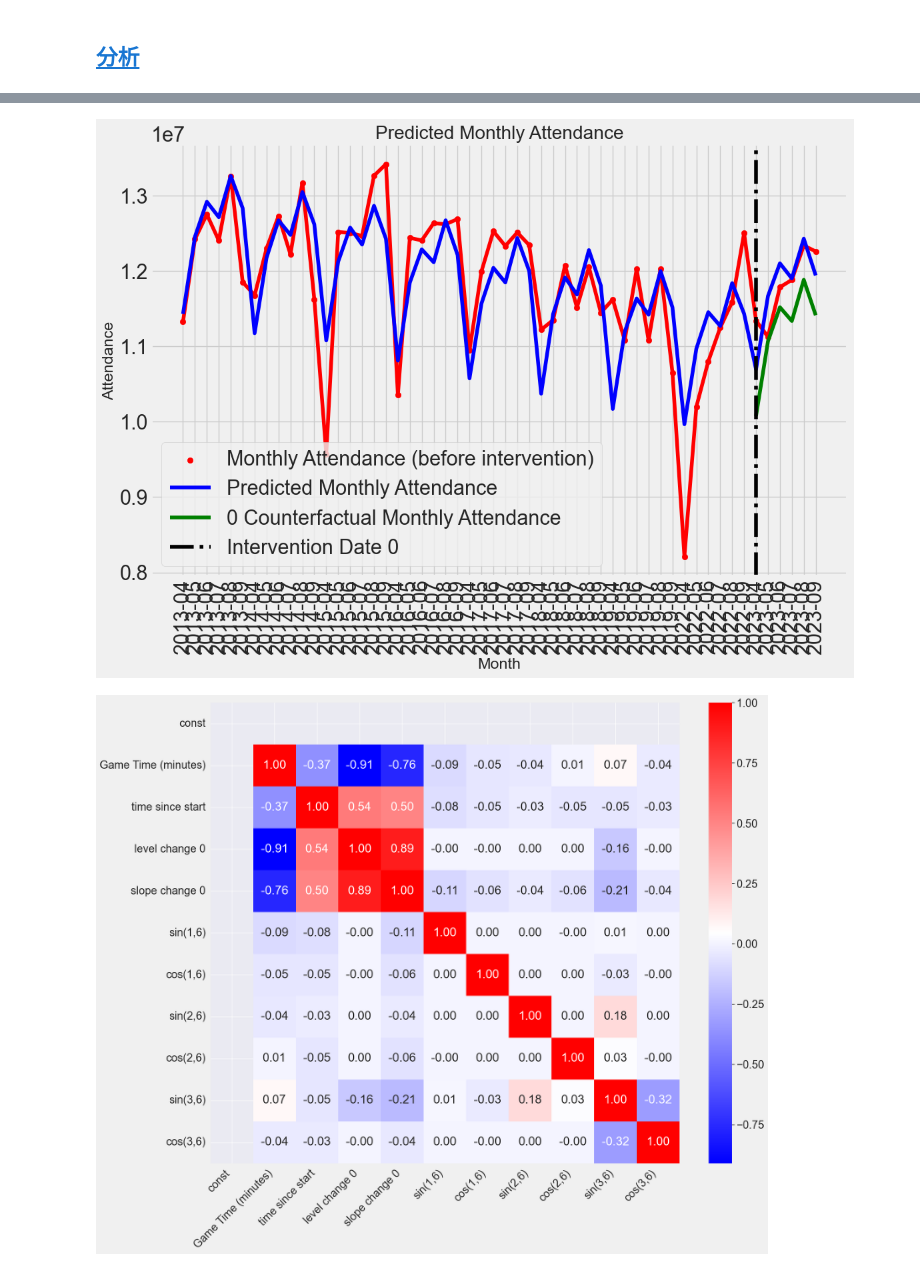
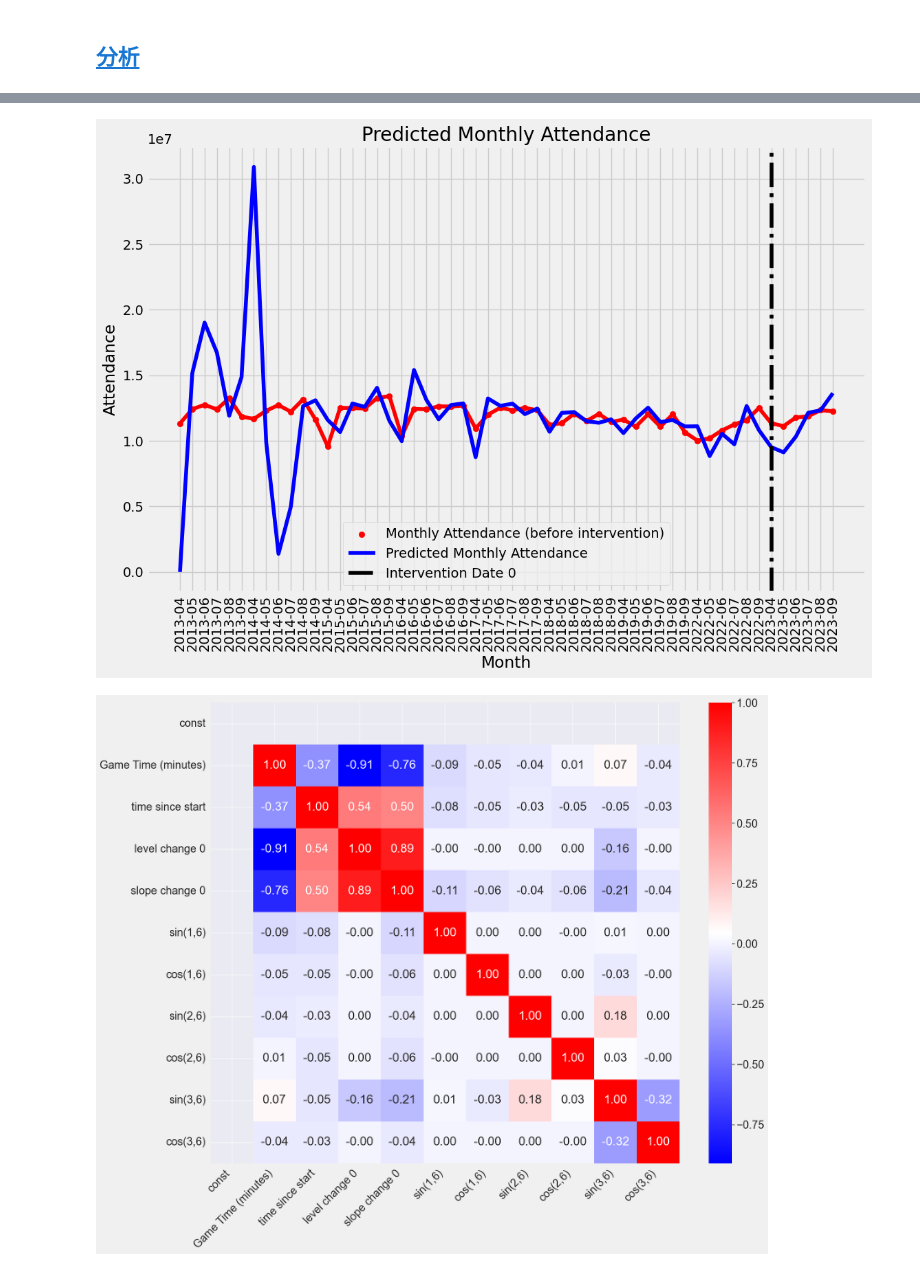
Before and after one commit to mohki7/graduation_thesis, a Jupyter notebook: InterruptedTimeSeries_.ipynb, the cells around one changed output, grey strips where cells are left out. Drawn from its saved outputs; the diff is of its cells as text; code cells hidden in the pictures.

Commit message:
SARIMAXの外生変数にtime indexを含めないようにした

```diff
--- a/InterruptedTimeSeries_.ipynb
+++ b/InterruptedTimeSeries_.ipynb
@@ -72,7 +72,7 @@ covid_new_cases_df
 | 65 | 2023-09-01 | 0 |
 66 rows × 2 columns
 # %%
-att_remove_covid_addup = Att_Analysis(is_remove_covid=True, is_addup=True)
+att_remove_covid_addup = Att_Analysis(is_remove_covid=True, is_addup=True, how_completion_outlier='with_predict')
 df_att_remove_covid_addup = att_remove_covid_addup.get_monthly_all_df()
 # df_att_remove_covid_addup = att_remove_covid_addup.merge_new_df(game_df)
 # df_att_remove_covid_addup = att_remove_covid_addup.merge_new_df(covid_new_cases_df)
@@ -80,6 +99,6 @@ df_att_remove_covid_addup = att_remove_covid_addup.get_monthly_all_df()
 # %% [markdown]
 ## <a id='toc1_2_'></a>[分析](#toc0_)
 # %%
-its_periodical_OLS = MITS(df_att_remove_covid_addup, interventions=['2023-04'], method='State Space Model')
+its_periodical_OLS = MITS(df_att_remove_covid_addup, interventions=['2023-04'], method='SARIMAX', optim_params_sarimax=True)
 its_periodical_OLS.show_summary()
 # %% [output]
@@ -126,7 +132,7 @@ Warnings:
 # %%
-its_periodical_OLS.plot_predict(is_counterfactual=True)
+its_periodical_OLS.plot_predict()
 # %% [output]
-[figure, old version]
+[figure, new version]
 # %%
 its_periodical_OLS.show_correlation()
 # %% [output]
```
Also changed, not shown: parts of 2 cells of this notebook, 3 other files.
